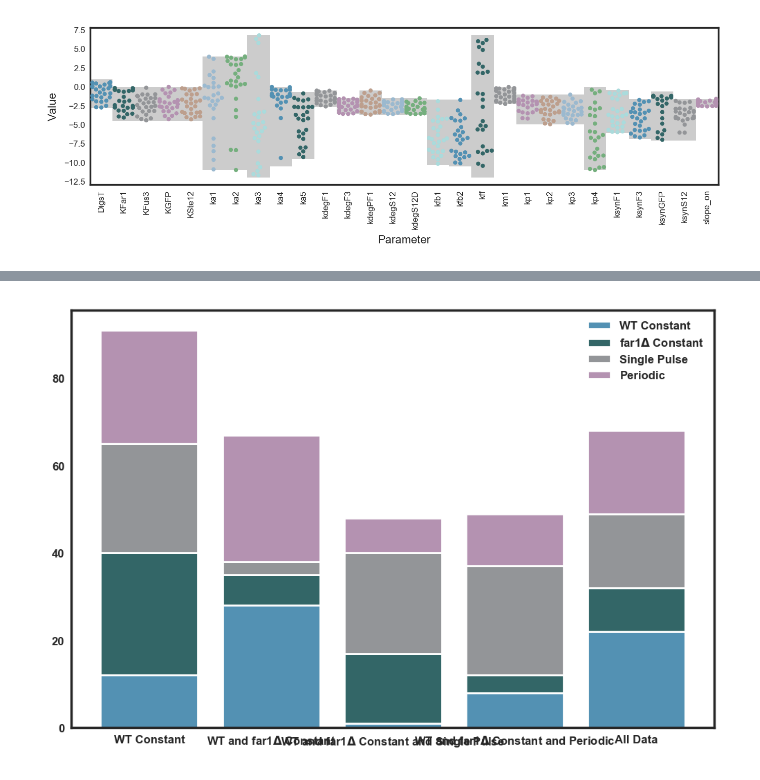
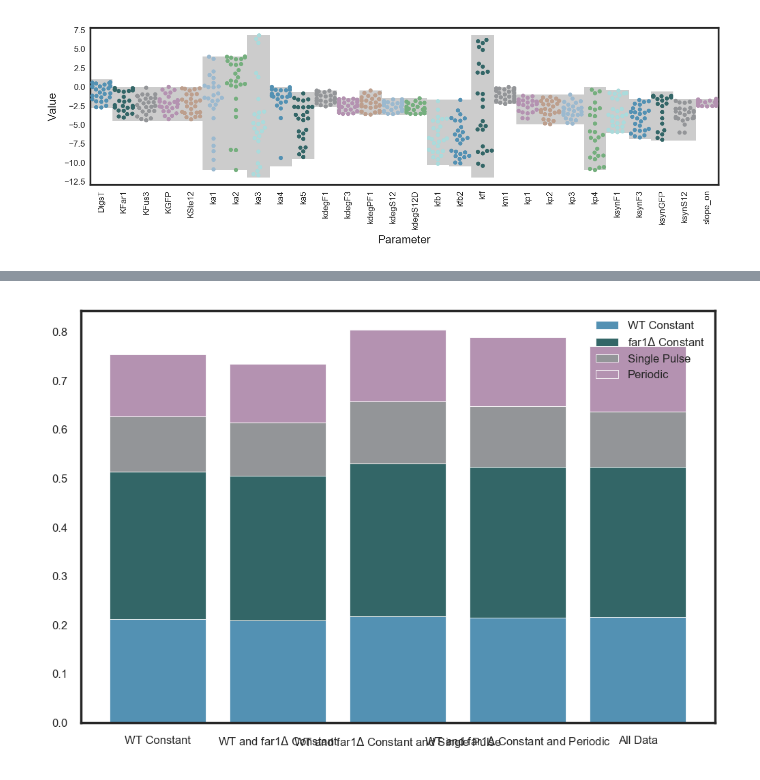
Before and after one commit to aeallen/Mating-Model, a Jupyter notebook: Figures/Paper V2/Figure Code.ipynb, the cells around one changed output, grey strips where cells are left out. Cells and saved outputs as stored; diff of their text form; code cells hidden in the pictures.

```diff
--- a/Figures/Paper V2/Figure Code.ipynb
+++ b/Figures/Paper V2/Figure Code.ipynb
@@ -522,6 +552,13 @@ plt.savefig('4C.png',dpi=600,bbox_inches='tight')
 # Figure 5
 # %%
 # Plot figure
+
+# SPECIFY DATA SET
+arr_best_scores_P = all_best_scores_P
+arr_end_scores_P = all_end_scores_P
+arr_best_inds_P = all_best_inds_P
+arrT_best_inds_P = allT_best_inds_P
+
 fig = plt.figure(figsize=(6.85039, 4.5))
 gs = gridspec.GridSpec(2,3)
 A = fig.add_subplot(gs[0,0])
@@ -622,5 +659,11 @@ plt.savefig('Figure 5.pdf',dpi=600)
 # %%
 # Plot figure
+# SPECIFY DATA SET
+arr_best_scores_P = all_best_scores_P
+arr_end_scores_P = all_end_scores_P
+arr_best_inds_P = all_best_inds_P
+arrT_best_inds_P = allT_best_inds_P
+
 fig = plt.figure(figsize=(6.85039, 6))
 gs = gridspec.GridSpec(3,3)
 A = fig.add_subplot(gs[1,0])
@@ -749,6 +792,12 @@ plt.savefig('Figure S2.pdf',dpi=600)
 # Figure 6
 # %%
 # plot
+# SPECIFY DATA SET
+arr_best_scores_P = all_best_scores_P
+arr_end_scores_P = all_end_scores_P
+arr_best_inds_P = all_best_inds_P
+arrT_best_inds_P = allT_best_inds_P
+
 fig = plt.figure(figsize=(3.34646, 6))
 gs = gridspec.GridSpec(3,1)
 A = fig.add_subplot(gs[0,:])
@@ -986,5 +1131,0 @@ def constant_scorefxn(arr_parameters):
-# %%
-err_all_constant = []
-for i in range(len(arr_best_scores_P)):
-    err_all_constant.append(constant_scorefxn(arr_best_inds_P[i][100]))
-print(mean(err_all_constant))
@@ -993,43 +1181,39 @@ print(mean(err_all_constant))
 # %%
-err = []
 fitsets = ['WT Constant', 'WT and far1$\Delta$ Constant', 'WT and far1$\Delta$ Constant and Single Pulse', 'WT and far1$\Delta$ Constant and Periodic', 'All Data']
 dataset = ['WT Constant', 'far1$\Delta$ Constant', 'Single Pulse', 'Periodic']
 
-# y-axis in bold
-rc('font', weight='bold')
-
 # Values of each group
-bars1 = [12, 28, 1, 8, 22]
-bars2 = [28, 7, 16, 4, 10]
-bars3 = [25, 3, 23, 25, 17]
-bars4 = [26, 29, 8, 12, 19]
+bars1 = constant_err
+bars2 = far1_err
+bars3 = pulse_err
+bars4 = periodic_err
 
 # Heights of bars1 + bars2
 bars = np.add(bars1, bars2).tolist()
 bars_all = np.add(bars, bars3).tolist()
 
 # The position of the bars on the x-axis
 r = [0,1,2,3,4]
 
 # Names of group and bar width
 names = fitsets
 barWidth = 0.8
 
 # Create brown bars
 plt.bar(r, bars1, edgecolor='white', width=barWidth)
 # Create green bars (middle), on top of the firs ones
 plt.bar(r, bars2, bottom=bars1, edgecolor='white', width=barWidth)
 # Create green bars (top)
 plt.bar(r, bars3, bottom=bars, edgecolor='white', width=barWidth)
 # Create green bars (top)
 plt.bar(r, bars4, bottom=bars_all, edgecolor='white', width=barWidth)
 
 # Custom X axis
 plt.xticks(r, names)
 
 plt.legend(dataset)
 
 # Show graphic
 plt.show()
 # %% [output]
-[figure, old version]
+[figure, new version]
```
Also changed, not shown: parts of 18 cells of this notebook, 11 other files.
